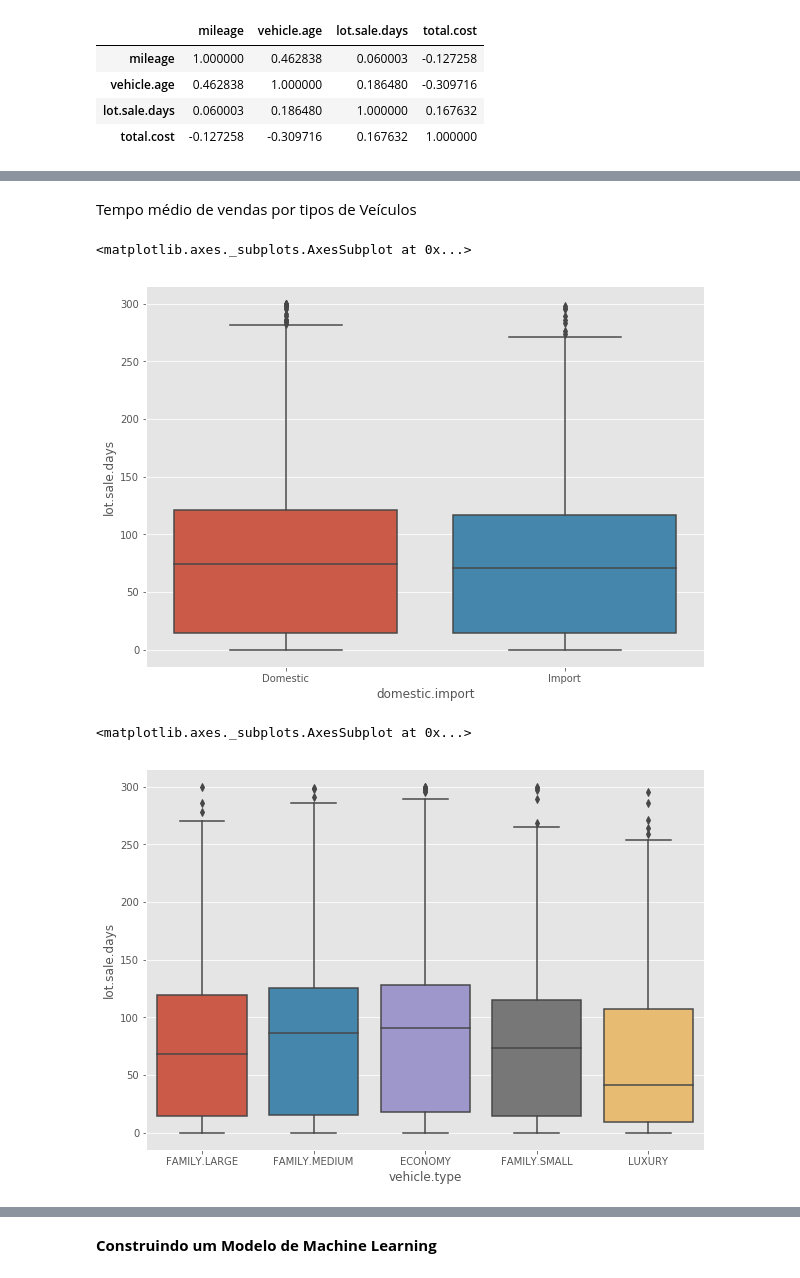
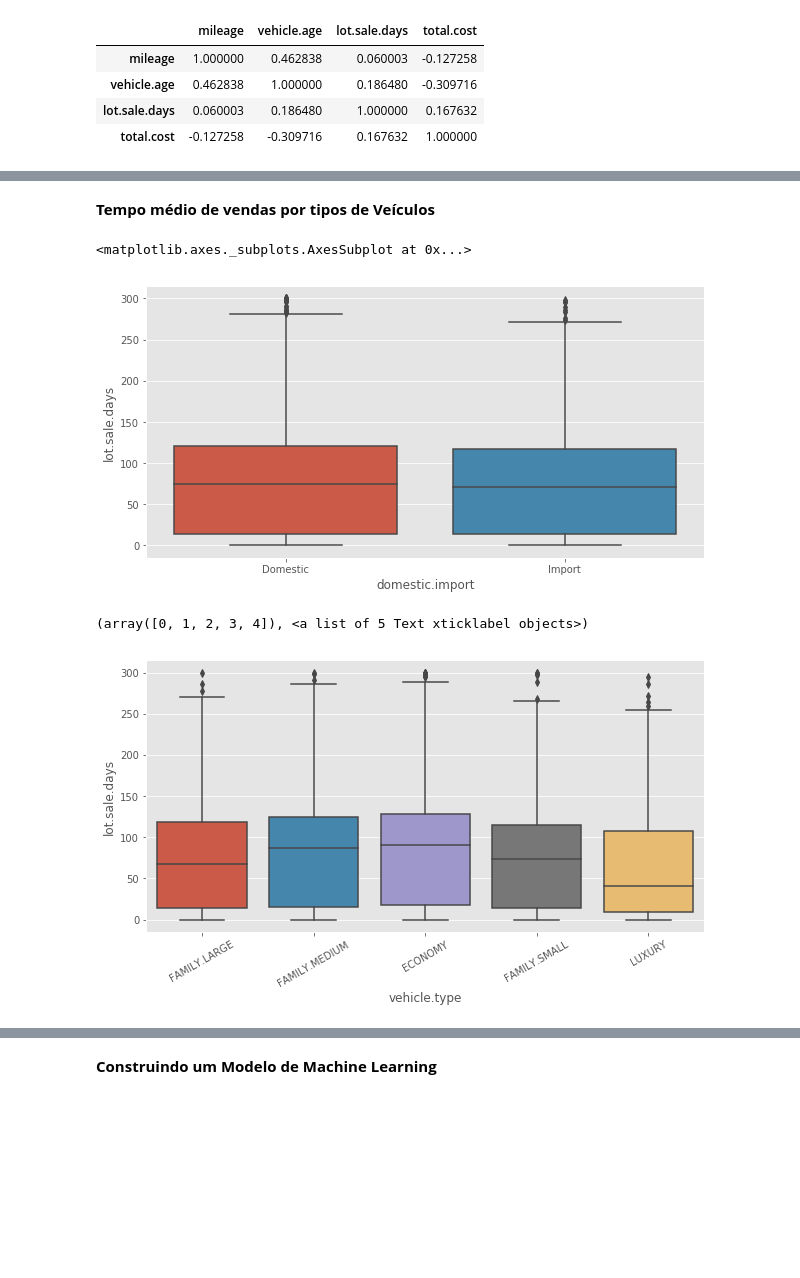
Before and after one commit to nilsoncunha/portfolio, a Jupyter notebook: Variados/Minerando.ipynb, the cells around one changed output, grey strips where cells are left out. Cells and saved outputs as stored; diff of their text form; code cells hidden in the pictures; blank space fills up the shorter version.

```diff
--- a/Variados/Minerando.ipynb
+++ b/Variados/Minerando.ipynb
@@ -72,2 +72,2 @@ import matplotlib.pyplot as plt
 # %%
-plt.rcParams['figure.figsize'] = (10,7)
+plt.rcParams['figure.figsize'] = (10,5)
@@ -148,13 +149,14 @@ sns.scatterplot(x='lot.sale.days', y='mileage', data=df, color='green')
 # %% [markdown]
-Tempo médio de vendas por tipos de Veículos
+**Tempo médio de vendas por tipos de Veículos**
 # %%
 sns.boxplot(x='domestic.import', y='lot.sale.days', data=df)
 # %% [output]
 <matplotlib.axes._subplots.AxesSubplot at 0x...>
-[figure, old version]
+[figure, new version]
 # %%
 sns.boxplot(x='vehicle.type', y='lot.sale.days', data=df)
+plt.xticks(rotation=30)
 # %% [output]
-<matplotlib.axes._subplots.AxesSubplot at 0x...>
+(array([0, 1, 2, 3, 4]), <a list of 5 Text xticklabel objects>)
-[figure, old version]
+[figure, new version]
 # %% [markdown]
```
Also changed, not shown: parts of 70 cells of this notebook.
